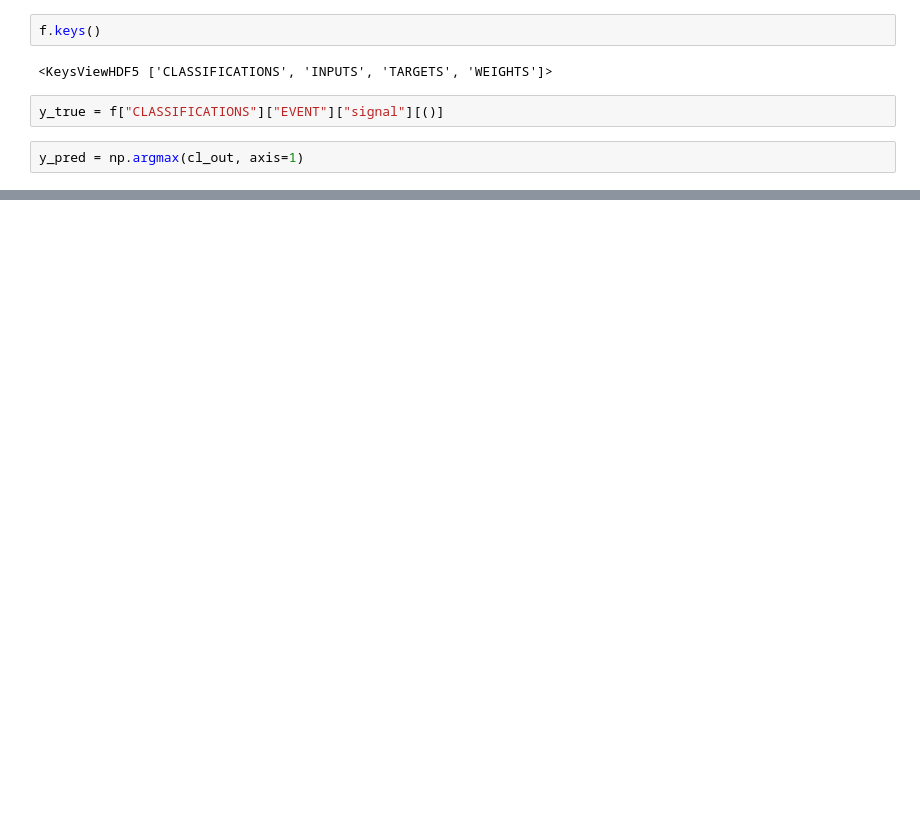
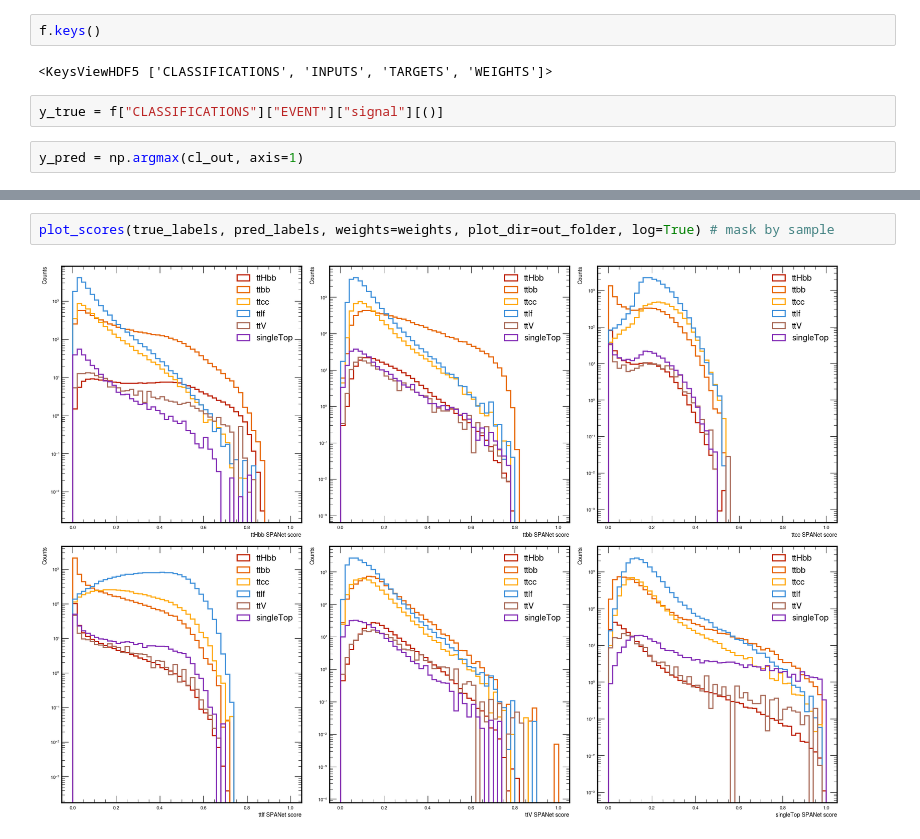
Before and after one commit to gbonomel/ttHbb_SPANet, a Jupyter notebook: scripts/ApplySpanetONNX.ipynb, the cells around one changed output, grey strips where cells are left out. Cells and saved outputs as stored; diff of their text form; blank space fills up the shorter version.

```diff
--- a/scripts/ApplySpanetONNX.ipynb
+++ b/scripts/ApplySpanetONNX.ipynb
@@ -180,0 +480,4 @@ y_pred = np.argmax(cl_out, axis=1)
+# %%
+plot_scores(true_labels, pred_labels, weights=weights, plot_dir=out_folder, log=True) # mask by sample
+# %% [output]
+[figure, added]
```
Also changed, not shown: parts of 37 cells of this notebook.
